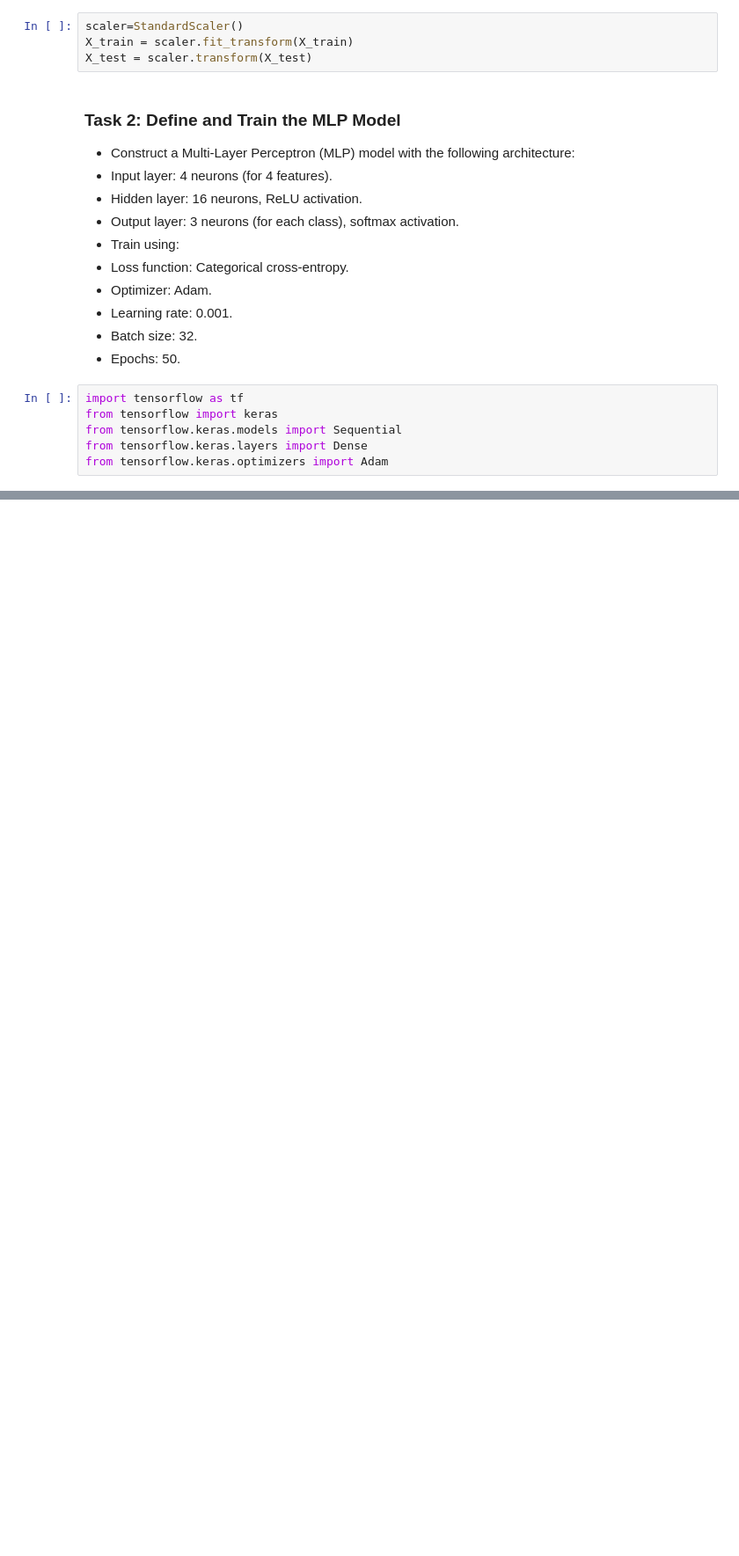
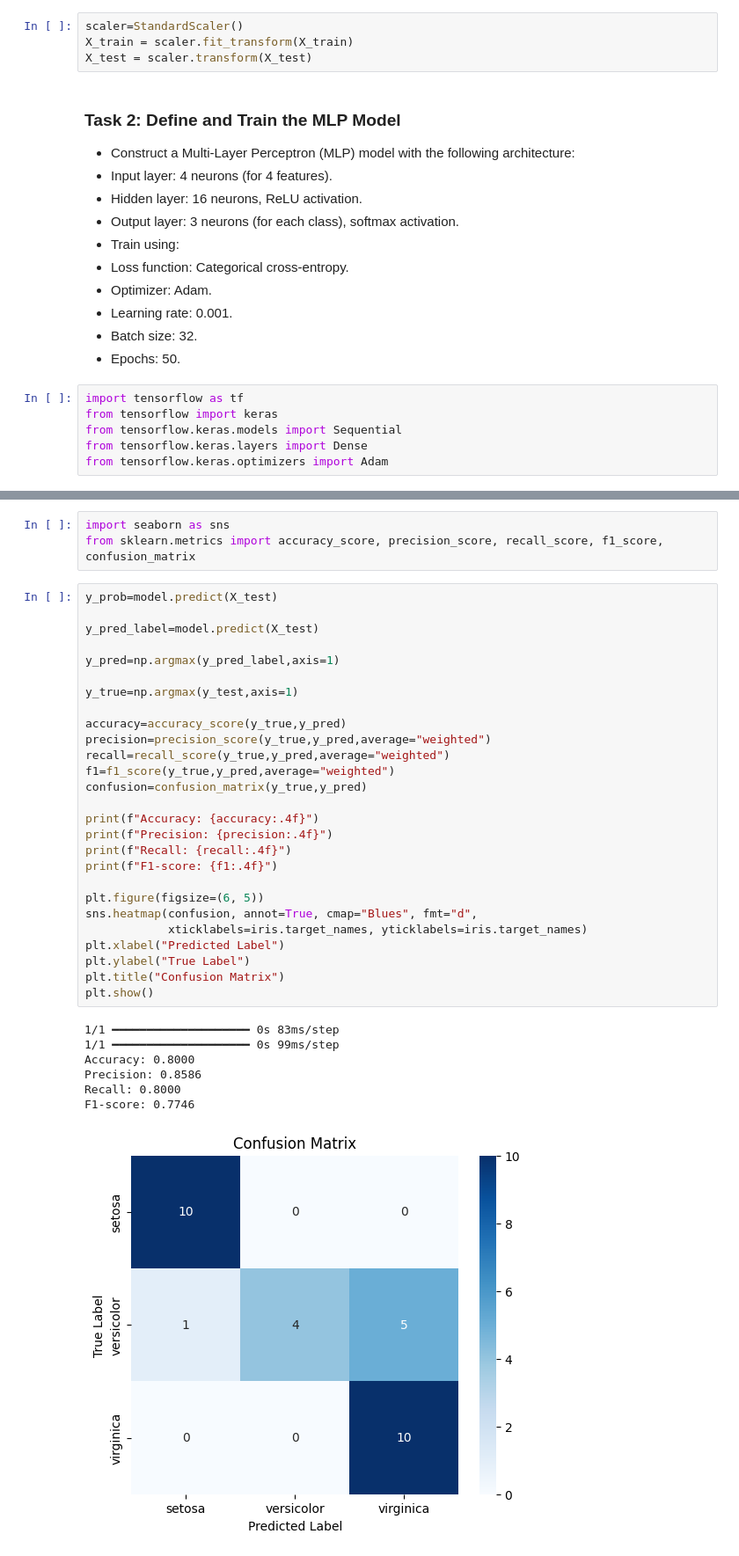
Before and after one commit to PraneelUJ/CS203_Lab_6, a Jupyter notebook: CS203_Lab_6_task1.ipynb, the cells around one changed output, grey strips where cells are left out. Shown: that part at 88% size. Cells and saved outputs as stored; diff of their text form; blank space fills up the shorter version.

```diff
--- a/CS203_Lab_6_task1.ipynb
+++ b/CS203_Lab_6_task1.ipynb
@@ -117,0 +137,38 @@ Epoch 7/50
+# %%
+import seaborn as sns
+from sklearn.metrics import accuracy_score, precision_score, recall_score, f1_score, confusion_matrix
+# %%
+y_prob=model.predict(X_test)
+
+y_pred_label=model.predict(X_test)
+
+y_pred=np.argmax(y_pred_label,axis=1)
+
+y_true=np.argmax(y_test,axis=1)
+
+accuracy=accuracy_score(y_true,y_pred)
+precision=precision_score(y_true,y_pred,average="weighted")
+recall=recall_score(y_true,y_pred,average="weighted")
+f1=f1_score(y_true,y_pred,average="weighted")
+confusion=confusion_matrix(y_true,y_pred)
+
+print(f"Accuracy: {accuracy:.4f}")
+print(f"Precision: {precision:.4f}")
+print(f"Recall: {recall:.4f}")
+print(f"F1-score: {f1:.4f}")
+
+plt.figure(figsize=(6, 5))
+sns.heatmap(confusion, annot=True, cmap="Blues", fmt="d",
+            xticklabels=iris.target_names, yticklabels=iris.target_names)
+plt.xlabel("Predicted Label")
+plt.ylabel("True Label")
+plt.title("Confusion Matrix")
+plt.show()
+# %% [output]
+1/1 ━━━━━━━━━━━━━━━━━━━━ 0s 83ms/step
+1/1 ━━━━━━━━━━━━━━━━━━━━ 0s 99ms/step
+Accuracy: 0.8000
+Precision: 0.8586
+Recall: 0.8000
+F1-score: 0.7746
+[figure, added]
```
Also changed, not shown: parts of 3 cells of this notebook.
